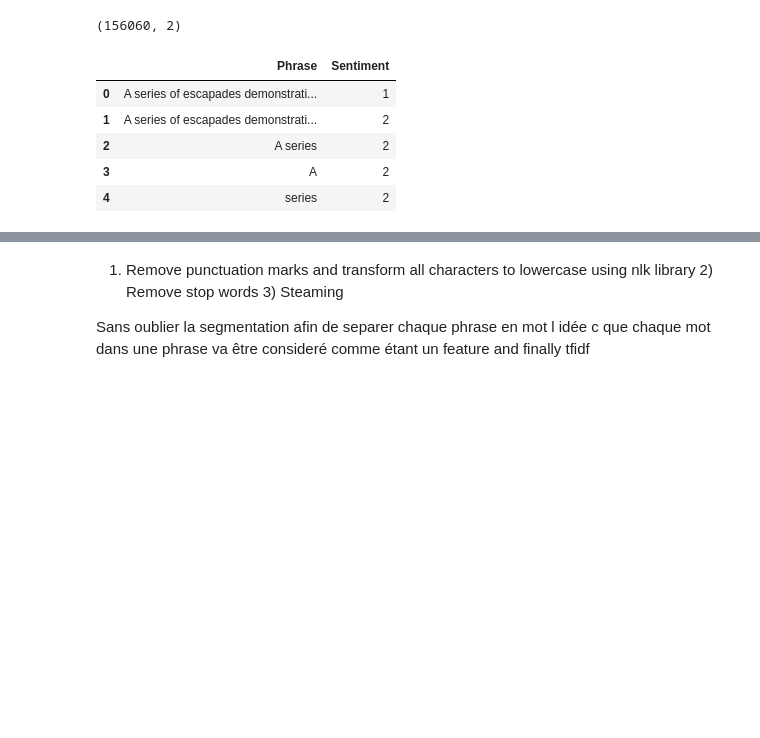
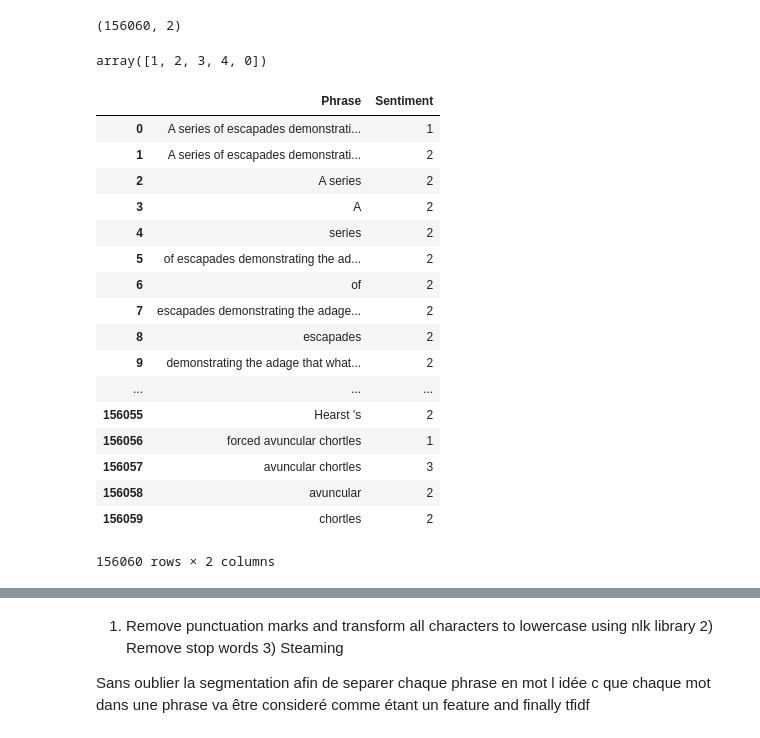
Before and after one commit to amaltarghi/sentiment_analysis, a Jupyter notebook: data_processing_optimise.ipynb, the cells around one changed output, grey strips where cells are left out. Drawn from its saved outputs; the diff is of its cells as text; code cells hidden in the pictures; blank space fills up the shorter version.

```diff
--- a/data_processing_optimise.ipynb
+++ b/data_processing_optimise.ipynb
@@ -22,12 +27,28 @@ df.head()
 df.shape
 # %% [output]
 (156060, 2)
+# %%
+df.Sentiment.unique()
+# %% [output]
+array([1, 2, 3, 4, 0])
 # %%
-df.head()
+df
 # %% [output]
 |  | Phrase | Sentiment |
 | 0 | A series of escapades demonstrati... | 1 |
 | 1 | A series of escapades demonstrati... | 2 |
 | 2 | A series | 2 |
 | 3 | A | 2 |
 | 4 | series | 2 |
+| 5 | of escapades demonstrating the ad... | 2 |
+| 6 | of | 2 |
+| 7 | escapades demonstrating the adage... | 2 |
+| 8 | escapades | 2 |
+| 9 | demonstrating the adage that what... | 2 |
+| ... | ... | ... |
+| 156055 | Hearst 's | 2 |
+| 156056 | forced avuncular chortles | 1 |
+| 156057 | avuncular chortles | 3 |
+| 156058 | avuncular | 2 |
+| 156059 | chortles | 2 |
+156060 rows × 2 columns
```
Also changed, not shown: parts of 12 cells of this notebook, 2 other files.
